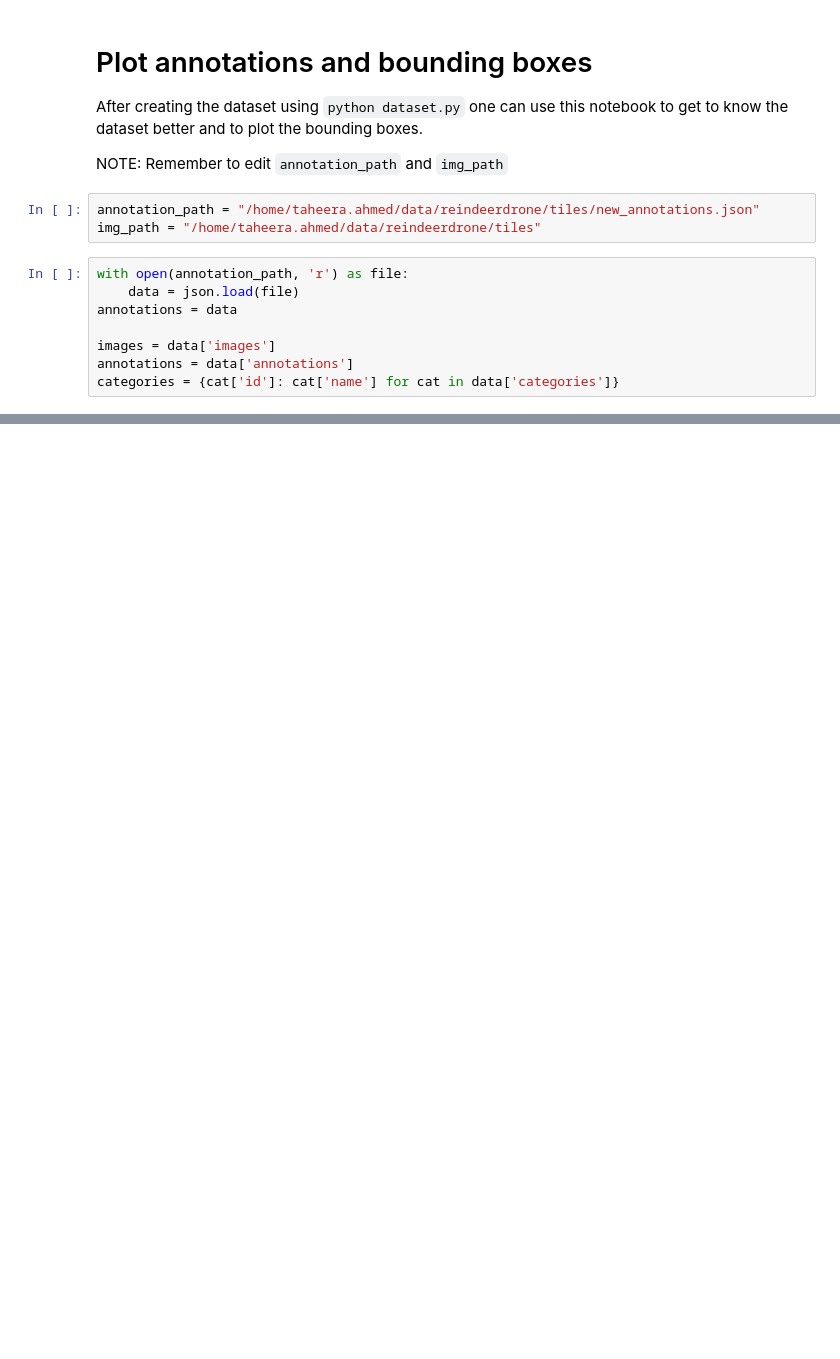
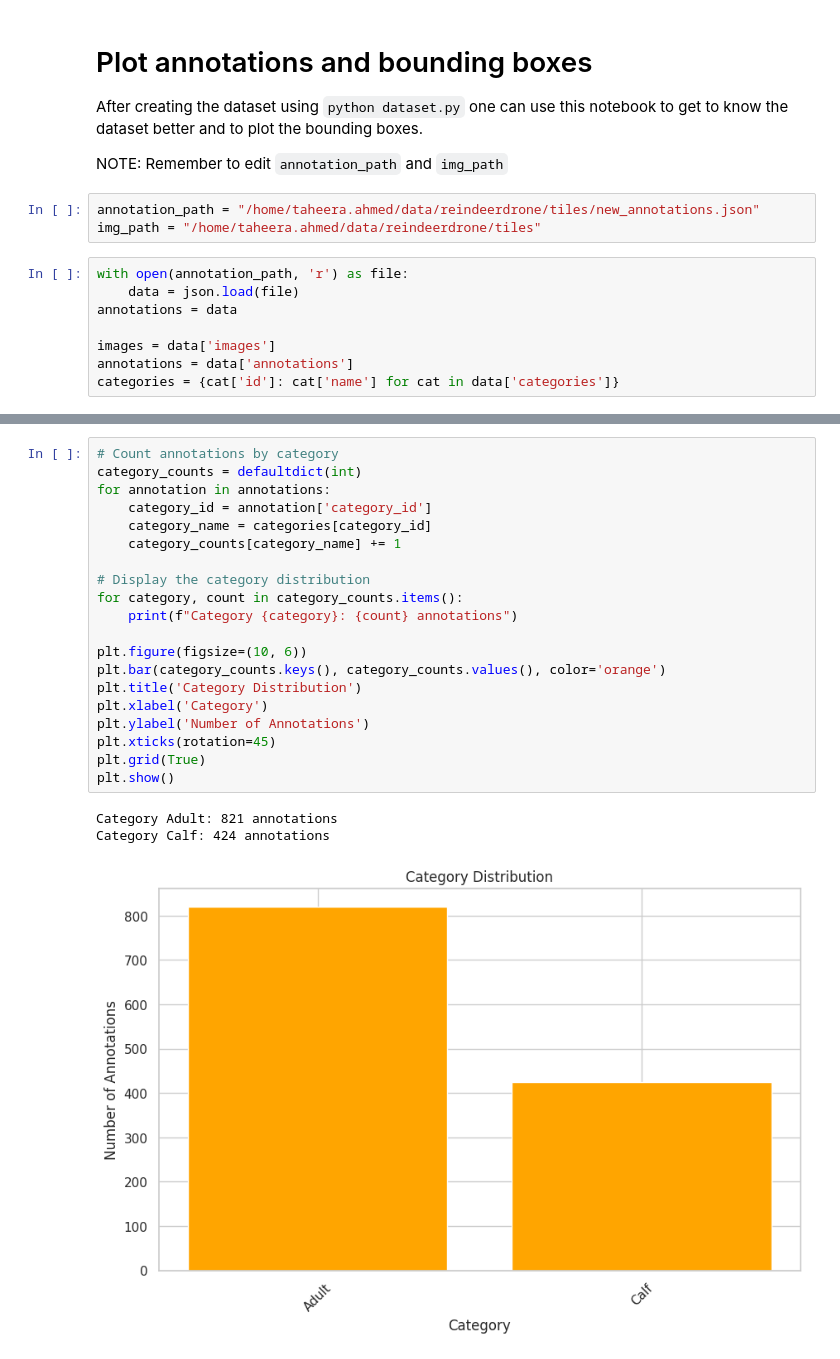
Before and after one commit to NINAnor/reindeerdrone, a Jupyter notebook: notebooks/inspect-bboxs.ipynb, the cells around one changed output, grey strips where cells are left out. Drawn from its saved outputs; the diff is of its cells as text; blank space fills up the shorter version.

```diff
--- a/notebooks/inspect-bboxs.ipynb
+++ b/notebooks/inspect-bboxs.ipynb
@@ -91,0 +84,24 @@ Number of bounding boxes in image DSC00408_tile1.png: 6
+# %%
+# Count annotations by category
+category_counts = defaultdict(int)
+for annotation in annotations:
+    category_id = annotation['category_id']
+    category_name = categories[category_id]
+    category_counts[category_name] += 1
+
+# Display the category distribution
+for category, count in category_counts.items():
+    print(f"Category {category}: {count} annotations")
+
+plt.figure(figsize=(10, 6))
+plt.bar(category_counts.keys(), category_counts.values(), color='orange')
+plt.title('Category Distribution')
+plt.xlabel('Category')
+plt.ylabel('Number of Annotations')
+plt.xticks(rotation=45)
+plt.grid(True)
+plt.show()
+# %% [output]
+Category Adult: 821 annotations
+Category Calf: 424 annotations
+[figure, added]
```
Also changed, not shown: parts of 10 cells of this notebook.
